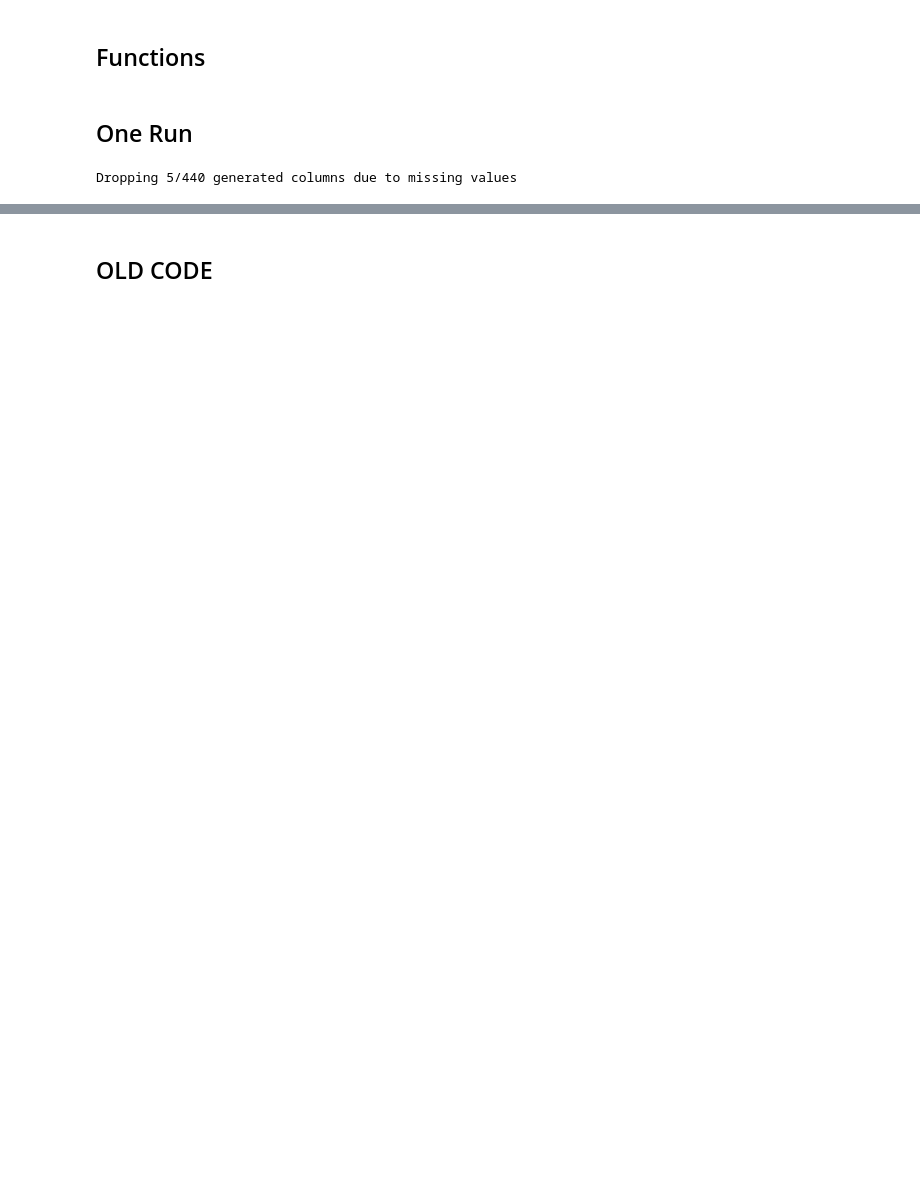
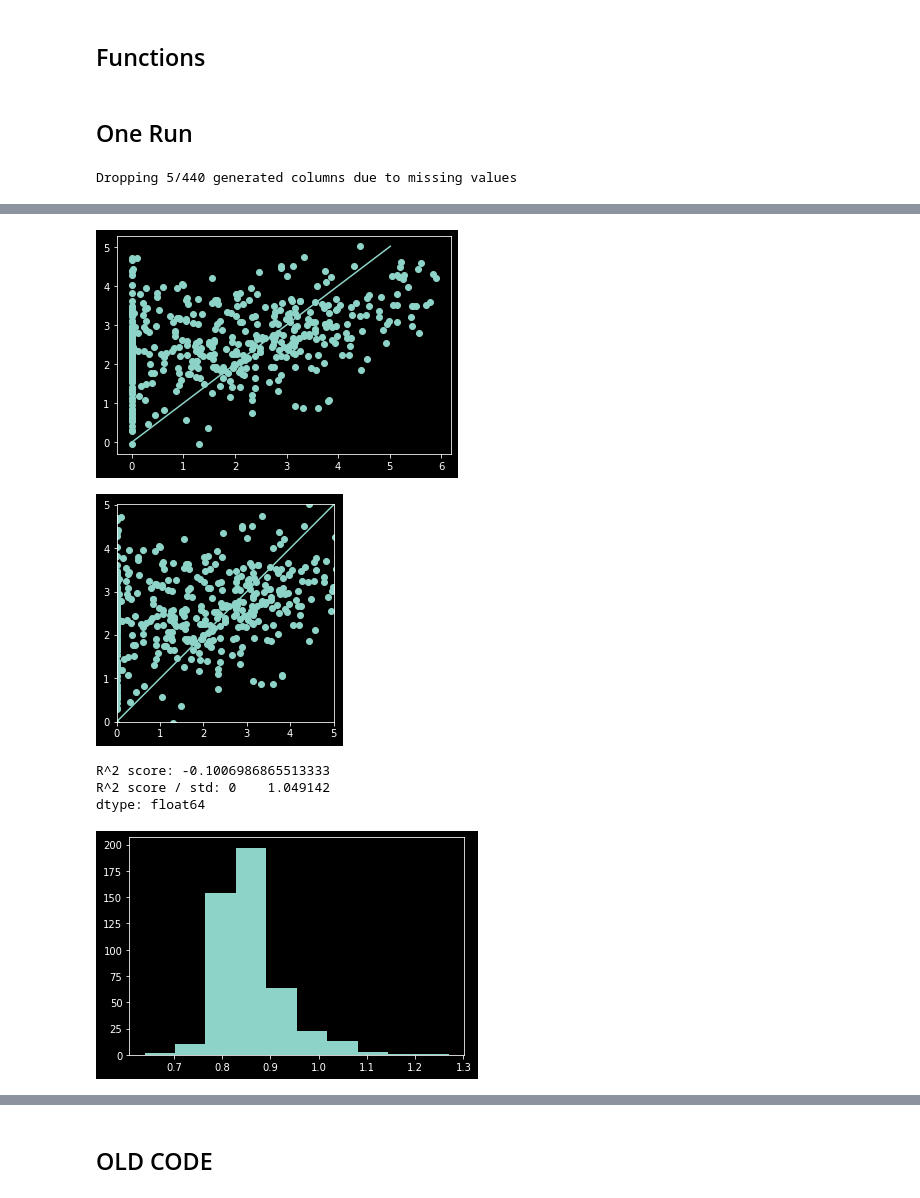
Before and after one commit to uw-cmg/MAST-ML, a Jupyter notebook: Pickle.ipynb, the cells around one changed output, grey strips where cells are left out. Saved outputs shown, nothing was run; the diff lists cells and outputs as text; code cells hidden in the pictures; blank space fills up the shorter version.

```diff
--- a/Pickle.ipynb
+++ b/Pickle.ipynb
@@ -152,0 +247,10 @@ pass
+# %%
+# out-domain
+showScores(g2, g2_y, y_out, gpr_domain, std_out)
+# %% [output]
+[figure, added]
+[figure, added]
+R^2 score: -0.1006986865513333
+R^2 score / std: 0    1.049142
+dtype: float64
+[figure, added]
```
Also changed, not shown: parts of 16 cells of this notebook.
